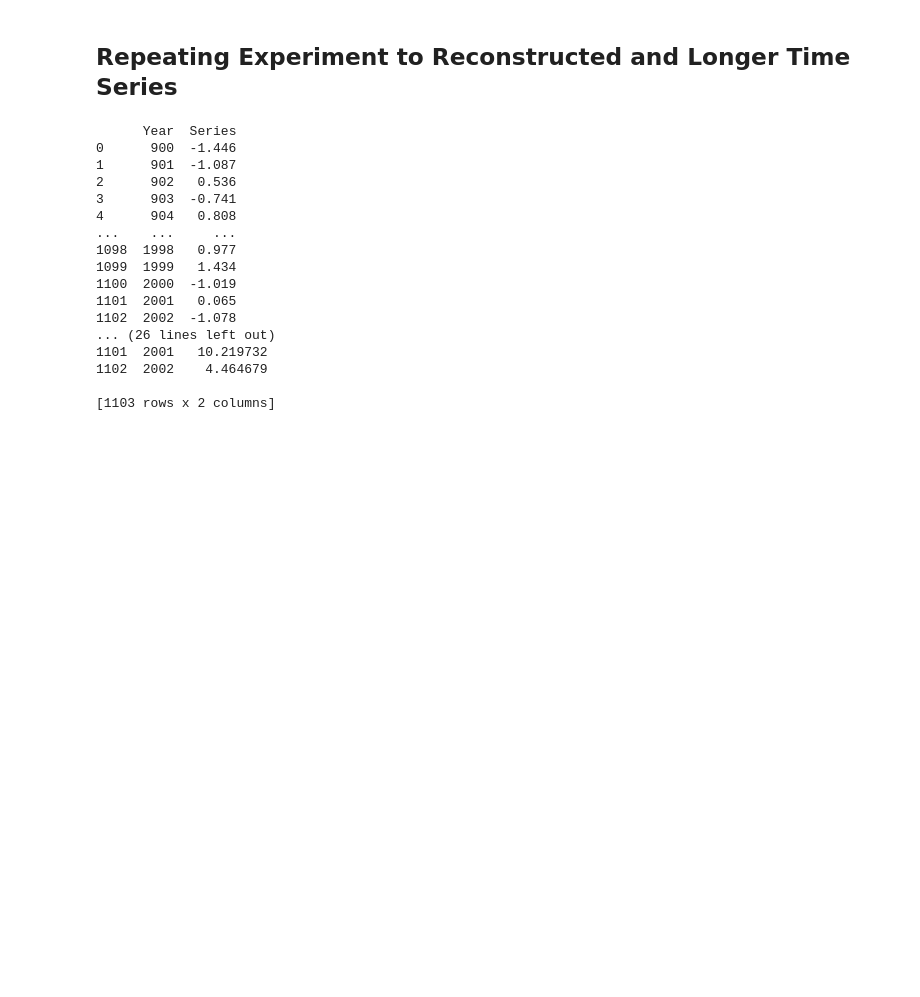
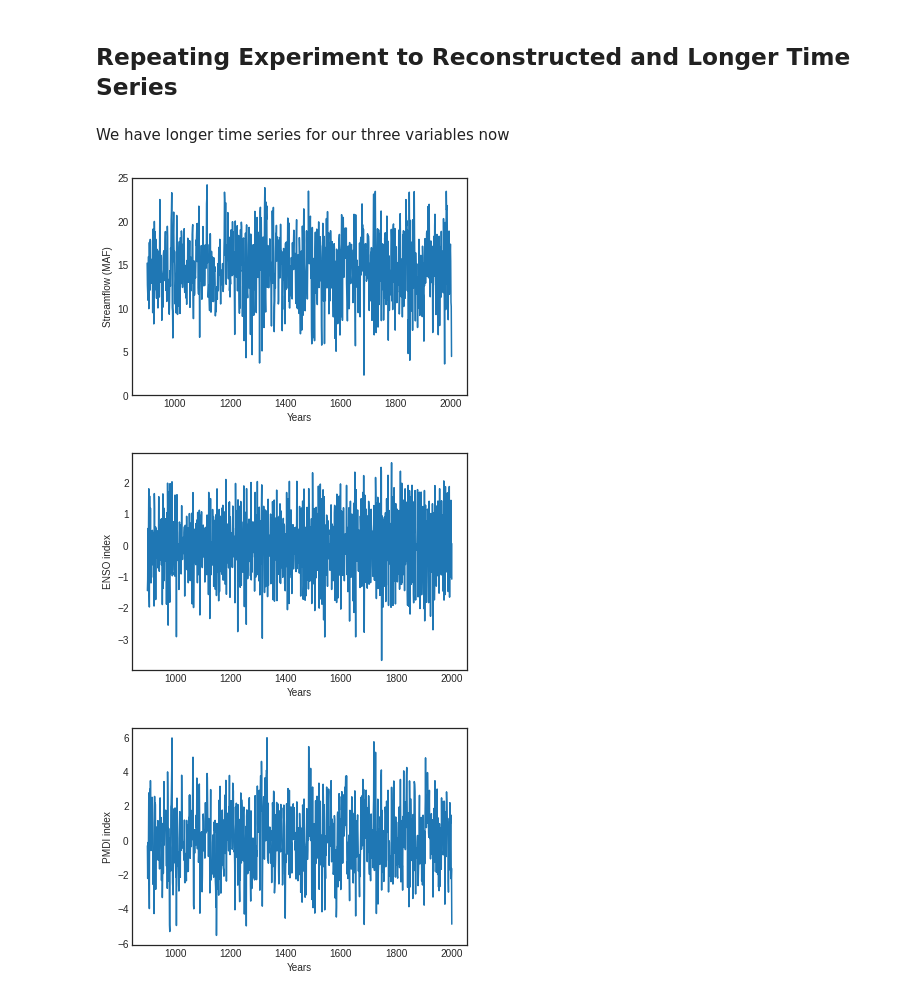
Before and after one commit to ppuentex/ML_project, a Jupyter notebook: LSTM_project.ipynb, the cells around one changed output. Cells and saved outputs as stored; diff of their text form; code cells hidden in the pictures; blank space fills up the shorter version.

Commit message:
added analysis for longer time series

```diff
--- a/LSTM_project.ipynb
+++ b/LSTM_project.ipynb
@@ -261,35 +259,41 @@ SF_rec = pd.read_csv(SF_rec_url)
 #grabbing data from dates 900 to 2002 which is the period of overlap for all 3 datasets
 ENSO_rec_data = ENSO_rec.iloc[:,[0,1]]
 ENSO_rec_data = ENSO_rec_data.reset_index(drop=True) #reset the index for concatinating
-ENSO_data.columns = ["Year", "ENSO"] #rename columns
-print(ENSO_rec_data)
+ENSO_rec_data.columns = ["Year", "ENSO"] #rename columns
+#print(ENSO_rec_data)
 #grabbing data from dates 900 to 2002
 PMDI_rec_data = PMDI.iloc[900:2003,[0,1]]
 PMDI_rec_data = PMDI_rec_data.reset_index(drop=True)
 PMDI_rec_data.columns = ['Year', 'PMDI']
-print(PMDI_rec_data)
+#print(PMDI_rec_data)
 #grabbing data from dates 900 to 2002
 SF_rec_data = SF_rec.iloc[138:1241,[0,1]]
 SF_rec_data = SF_rec_data.reset_index(drop=True)
 SF_rec_data.columns = ['Year', 'Streamflow']
 #put values of streamflow in Million Acre Feet (MAF) by dividing by 1e6
 SF_rec_data.iloc[:,1] = SF_rec_data.iloc[:,1].div(1e6)
-print(SF_rec_data)
+#print(SF_rec_data)
-# %% [output]
-      Year  Series
-0      900  -1.446
-1      901  -1.087
-2      902   0.536
-3      903  -0.741
-4      904   0.808
-...    ...     ...
-1098  1998   0.977
-1099  1999   1.434
-1100  2000  -1.019
-1101  2001   0.065
-1102  2002  -1.078
-... (26 lines left out)
-1101  2001   10.219732
-1102  2002    4.464679
-
-[1103 rows x 2 columns]
+# %% [markdown]
+We have longer time series for our three variables now
+# %%
+#plt.figure(dpi=150) #uncomment these to make figures look better for saving purposes
+plt.plot(SF_rec_data['Year'], SF_rec_data['Streamflow']) #streamflow plot
+plt.ylim(0,25)
+plt.ylabel("Streamflow (MAF)")
+plt.xlabel('Years')
+plt.show()
+#plt.figure(dpi=150)
+plt.plot(ENSO_rec_data['Year'], ENSO_rec_data['ENSO']) #ENSO plot
+plt.ylabel("ENSO index")
+plt.xlabel('Years')
+plt.show()
+#plt.figure(dpi=150)
+plt.plot(PMDI_rec_data['Year'], PMDI_rec_data['PMDI'])
+plt.ylabel("PMDI index")
+plt.xlabel("Years")
+#PMDI_data.plot('Year','PMDI', title = "PMDI annual")
+plt.show()
+# %% [output]
+[figure, added]
+[figure, added]
+[figure, added]
```
Also changed, not shown: parts of 19 cells of this notebook.
